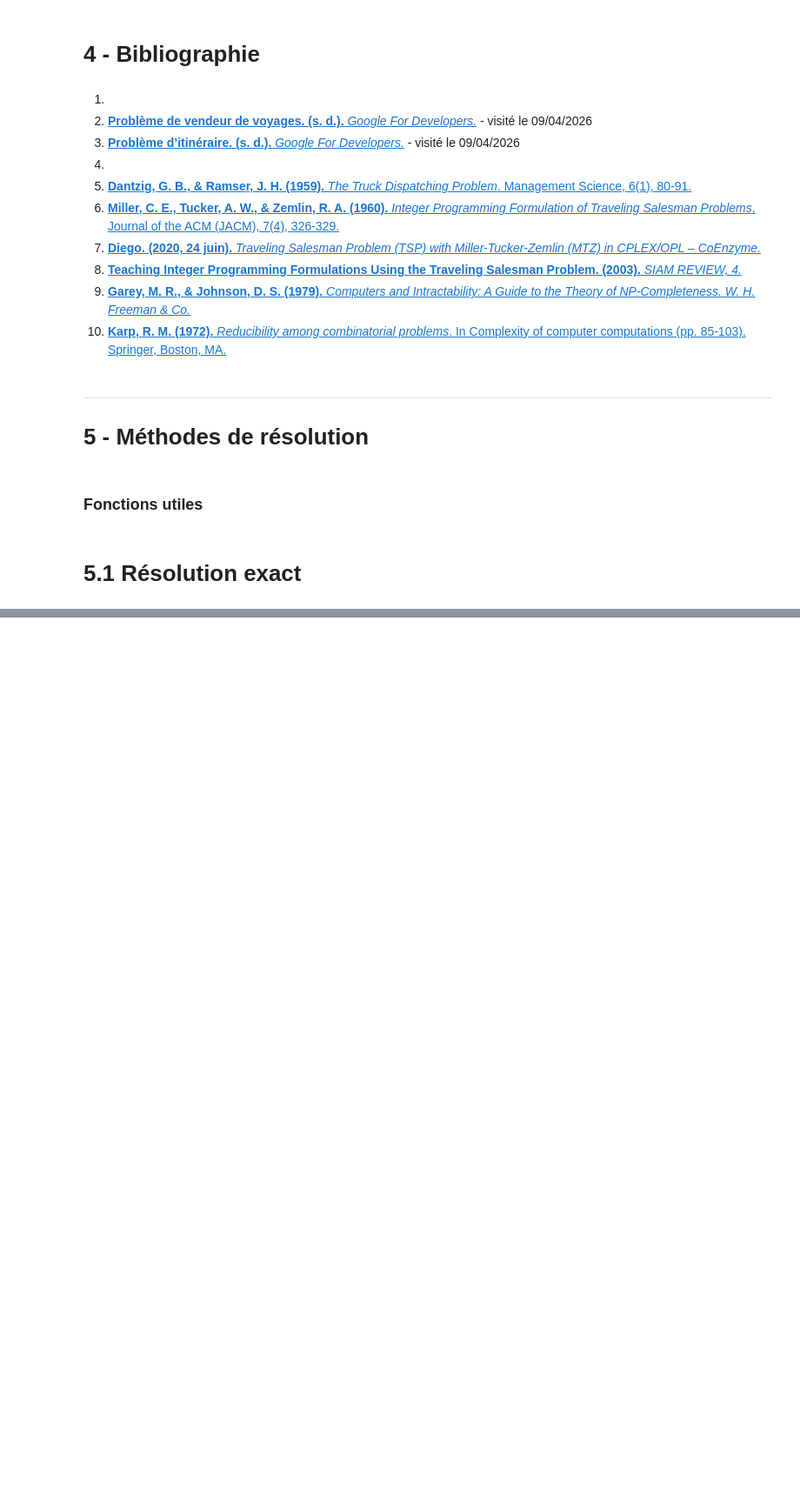
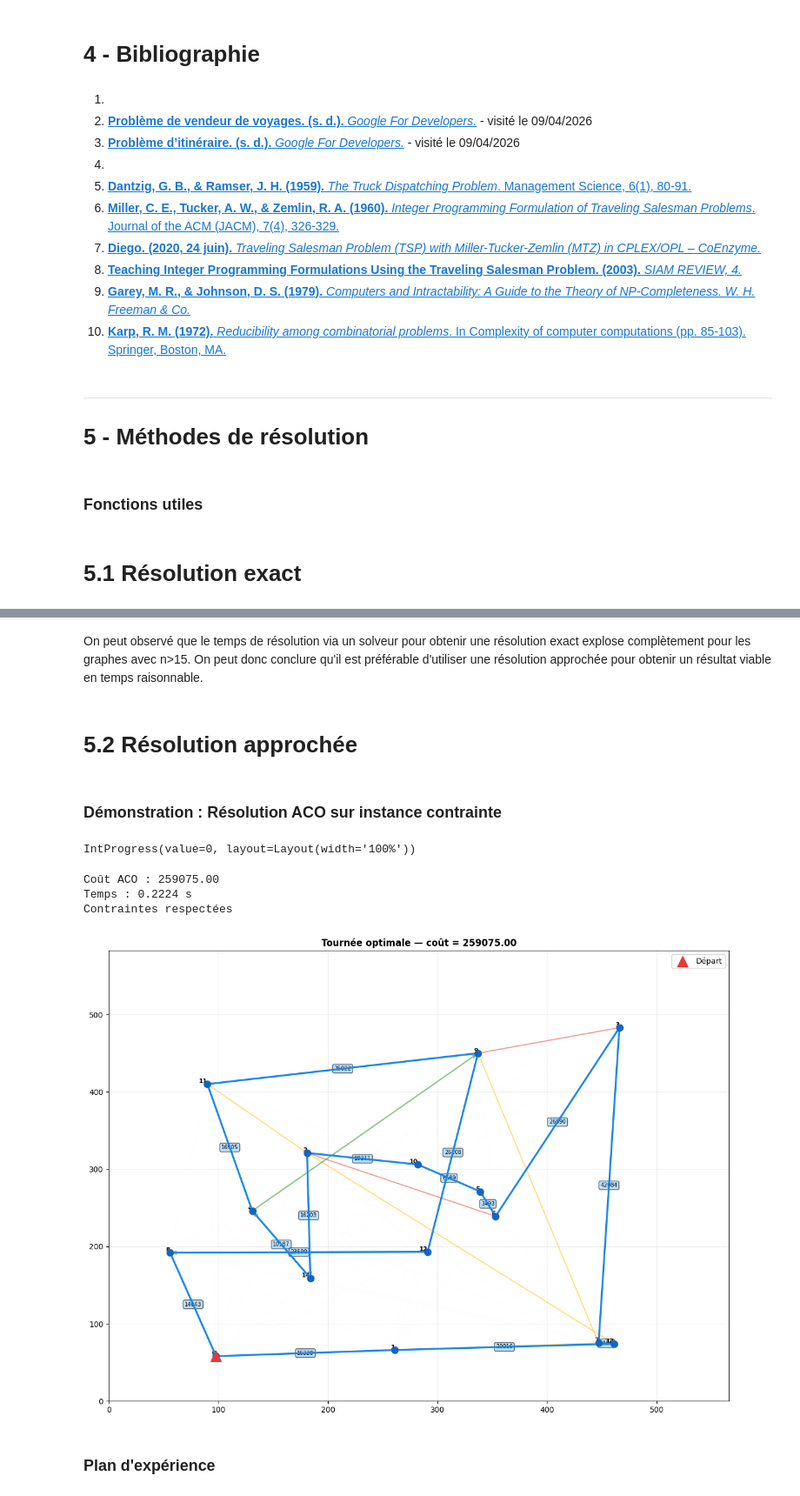
Before and after one commit to RobinNoiret/school-fisa3-recherche_operationnelle, a Jupyter notebook: RN-livrable.ipynb, the cells around one changed output, grey strips where cells are left out. Shown at 87% size. Cells and saved outputs as stored; diff of their text form; code cells hidden in the pictures; blank space fills up the shorter version.

```diff
--- a/RN-livrable.ipynb
+++ b/RN-livrable.ipynb
@@ -616,0 +1185,25 @@ RÉSULTATS - Complexité de la résolution exacte
+# %% [markdown]
+On peut observé que le temps de résolution via un solveur pour obtenir une résolution exact explose complètement pour les graphes avec n>15. On peut donc conclure qu'il est préférable d'utiliser une résolution approchée pour obtenir un résultat viable en temps raisonnable.
+# %% [markdown]
+# 5.2 Résolution approchée
+# %% [markdown]
+### Démonstration : Résolution ACO sur instance contrainte
+# %%
+NB_FOURMIS = 5
+
+tournee_aco, cout_aco, duree_aco, hist_aco, validation_aco = resoudre_tsp_aco_contrainte(
+    dist, aretes_interdites, dependances,
+    alpha=1.0, beta=3.0, rho=0.2, nb_fourmis=NB_FOURMIS, nb_iterations=100, seed=42, verbose=True
+)
+afficher_tournee(coords, tournee_aco, dist,
+                aretes_travaux=aretes_travaux,
+                aretes_interdites=aretes_interdites,
+                dependances=dependances, cout=cout_aco)
+# %% [output]
+IntProgress(value=0, layout=Layout(width='100%'))
+Coût ACO : 259075.00
+Temps : 0.2224 s
+Contraintes respectées
+[figure, added]
+# %% [markdown]
+### Plan d'expérience
```
Also changed, not shown: parts of 24 cells of this notebook, 1 other file.
